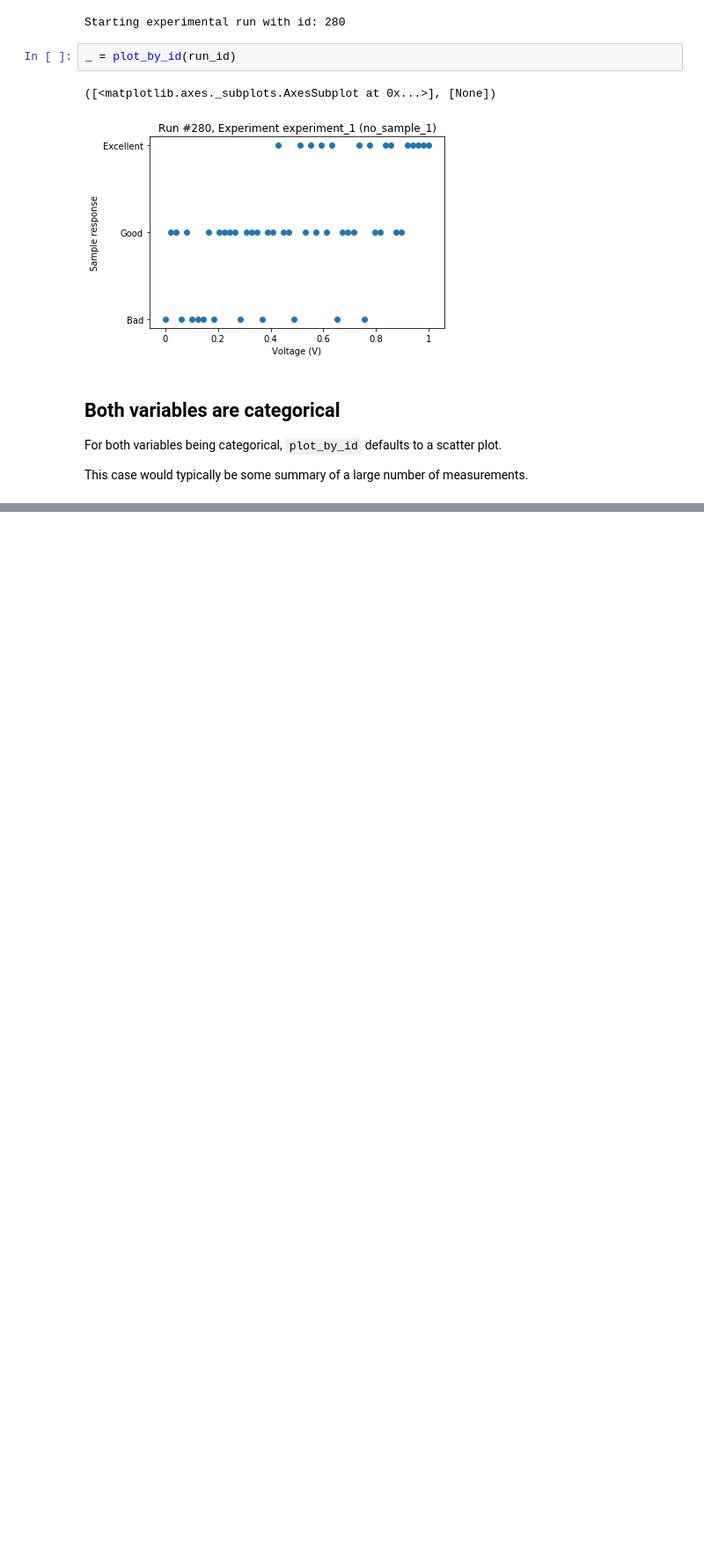
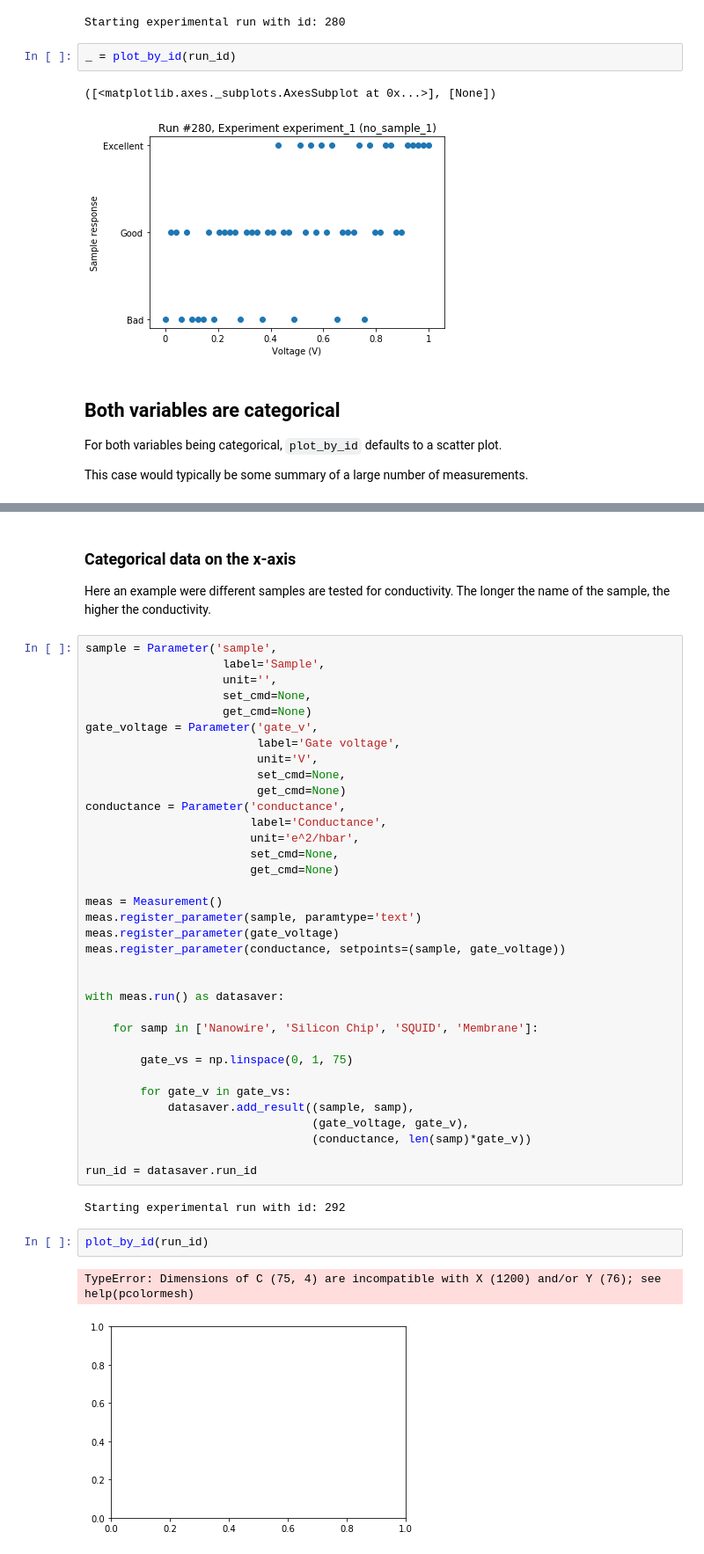
Before and after one commit to aa8919aa3/Qcodes, a Jupyter notebook: docs/examples/DataSet/Offline plotting with categorical data.ipynb, the cells around one changed output, grey strips where cells are left out. Shown at 88% size. Drawn from its saved outputs; the diff is of its cells as text; blank space fills up the shorter version.

Commit message:
Add failing 2D example to notebook

```diff
--- a/docs/examples/DataSet/Offline plotting with categorical data.ipynb
+++ b/docs/examples/DataSet/Offline plotting with categorical data.ipynb
@@ -159,0 +164,46 @@ _ = plot_by_id(run_id)
+# %% [markdown]
+### Categorical data on the x-axis
+
+Here an example were different samples are tested for conductivity. The longer the name of the sample, the higher the conductivity.
+# %%
+sample = Parameter('sample',
+                    label='Sample',
+                    unit='',
+                    set_cmd=None,
+                    get_cmd=None)
+gate_voltage = Parameter('gate_v',
+                         label='Gate voltage',
+                         unit='V',
+                         set_cmd=None,
+                         get_cmd=None)
+conductance = Parameter('conductance',
+                        label='Conductance',
+                        unit='e^2/hbar',
+                        set_cmd=None,
+                        get_cmd=None)
+
+meas = Measurement()
+meas.register_parameter(sample, paramtype='text')
+meas.register_parameter(gate_voltage)
+meas.register_parameter(conductance, setpoints=(sample, gate_voltage))
+
+
+with meas.run() as datasaver:
+
+    for samp in ['Nanowire', 'Silicon Chip', 'SQUID', 'Membrane']:
+
+        gate_vs = np.linspace(0, 1, 75)
+
+        for gate_v in gate_vs:
+            datasaver.add_result((sample, samp),
+                                 (gate_voltage, gate_v),
+                                 (conductance, len(samp)*gate_v))
+
+run_id = datasaver.run_id
+# %% [output]
+Starting experimental run with id: 292
+# %%
+plot_by_id(run_id)
+# %% [output]
+TypeError: Dimensions of C (75, 4) are incompatible with X (1200) and/or Y (76); see help(pcolormesh)
+[figure, added]
```
Also changed, not shown: parts of 3 cells of this notebook.
